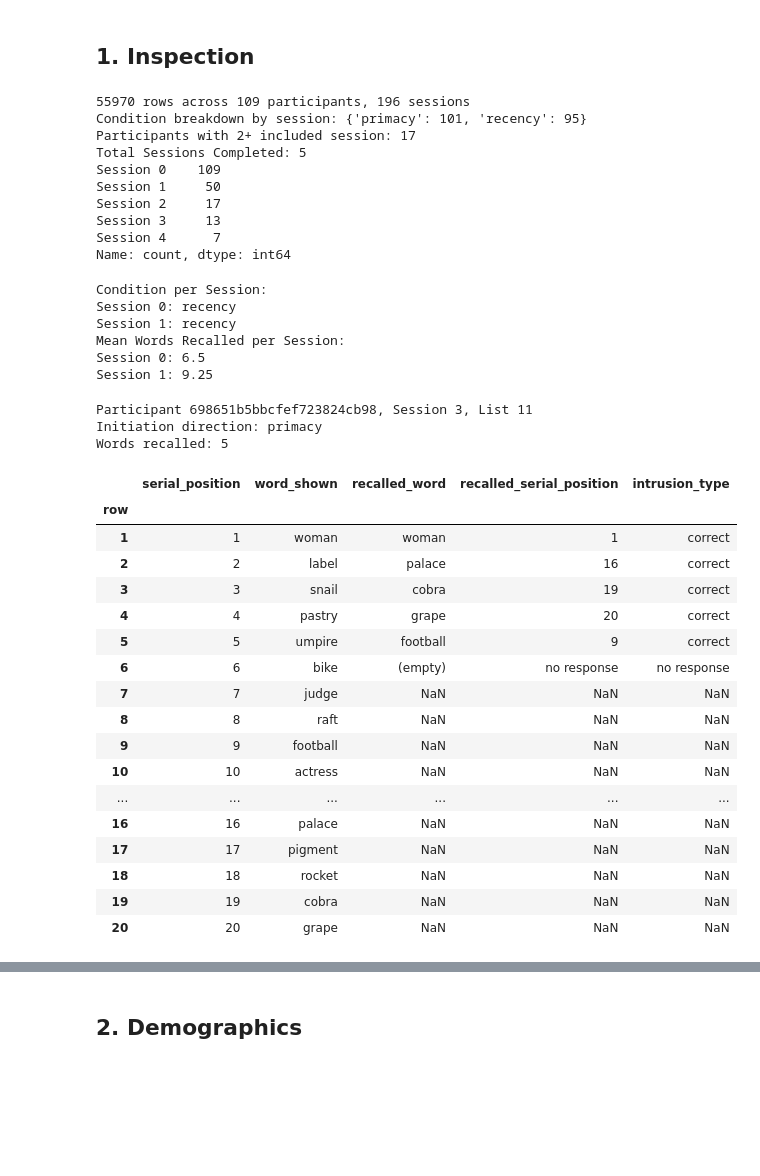
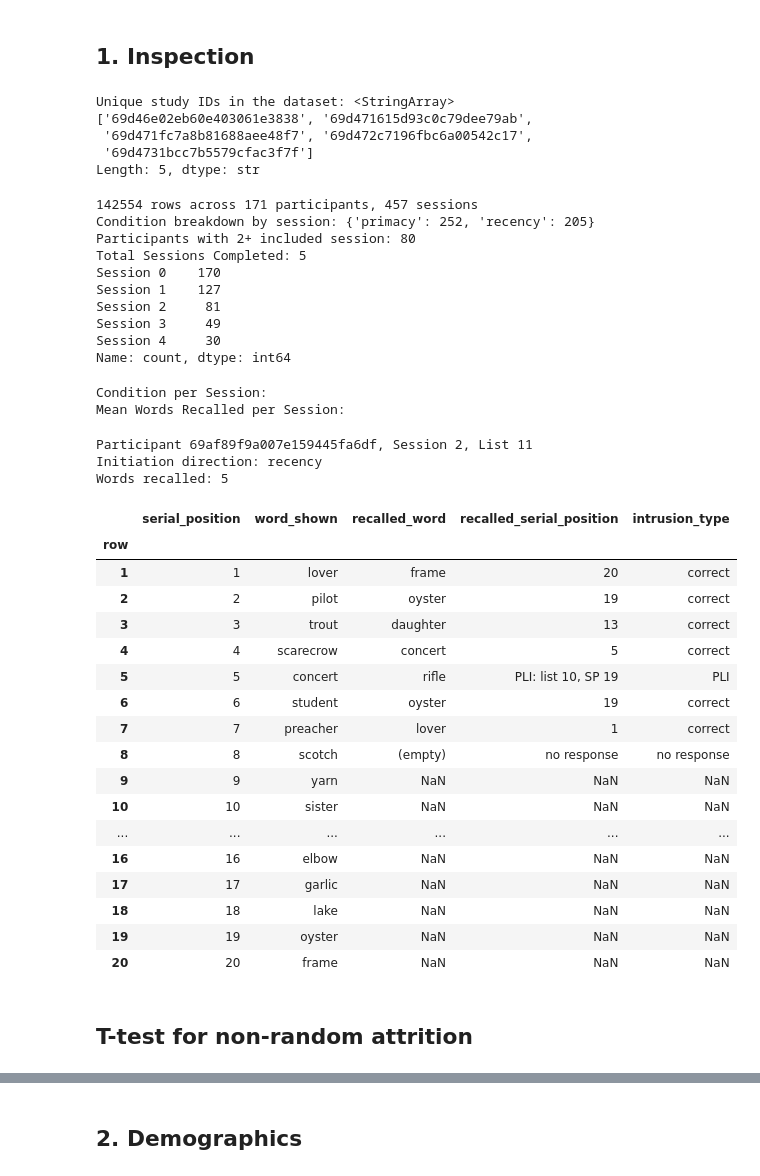
Before and after one commit to pennmem/RecallInitiation2026, a Jupyter notebook: analyses_prolific.ipynb, the cells around one changed output, grey strips where cells are left out. Cells and saved outputs as stored; diff of their text form; code cells hidden in the pictures; blank space fills up the shorter version.

```diff
--- a/analyses_prolific.ipynb
+++ b/analyses_prolific.ipynb
@@ -30,6 +32,6 @@ Loaded data/data_storage/dirfr_trials_20260513_103005.csv
 # %%
 # Manual Exclusion
-exclude_pid = ['5ece82a1ba09f524e15d973b']
+exclude_pid = ['5ece82a1ba09f524e15d973b', '602fd11faa844cd2d0fd5818', '69f0ef2a58d846e3bbe5a68f']
 print(f'Before exclusion: {len(raw)} rows')
 raw = raw[~raw['prolific_pid'].isin(exclude_pid)].copy()
 print(f'After exclusion: {len(raw)} rows')
@@ -102,5 +106,14 @@ Excluded sessions by quality criteria: 2
 # %% [markdown]
 ## 1. Inspection
+# %%
+study_ids = df['study_id'].unique()
+print(f"Unique study IDs in the dataset: {study_ids}")
+# %% [output]
+Unique study IDs in the dataset: <StringArray>
+['69d46e02eb60e403061e3838', '69d471615d93c0c79dee79ab',
+ '69d471fc7a8b81688aee48f7', '69d472c7196fbc6a00542c17',
+ '69d4731bcc7b5579cfac3f7f']
+Length: 5, dtype: str
 # %%
 # Metadata Inspection
 session_info = df[['prolific_pid', 'session', 'initiation_condition']].drop_duplicates(['prolific_pid', 'session'])
@@ -114,19 +127,19 @@ counts = session_info['session'].value_counts().sort_index()
 counts.index = [f"Session {i}" for i in counts.index]
 print(counts)
 # %% [output]
-55970 rows across 109 participants, 196 sessions
-Condition breakdown by session: {'primacy': 101, 'recency': 95}
-Participants with 2+ included session: 17
+142554 rows across 171 participants, 457 sessions
+Condition breakdown by session: {'primacy': 252, 'recency': 205}
+Participants with 2+ included session: 80
 Total Sessions Completed: 5
-Session 0    109
-Session 1     50
-Session 2     17
-Session 3     13
-Session 4      7
+Session 0    170
+Session 1    127
+Session 2     81
+Session 3     49
+Session 4     30
 Name: count, dtype: int64
 # %%
 # Per-Subject Inspection
-pid = '69ff7a564db9204d3b23cd31' # (replace with actual Prolific ID of interest)
+pid = '6a033ca78f693eb88b355743' # (replace with actual Prolific ID of interest)
 
 # 1) Number of sessions completed
 n_sessions = session_info[session_info['prolific_pid'] == pid]['session'].nunique()
@@ -141,50 +154,48 @@ for i in range(n_sessions):
 print(f"Mean Words Recalled per Session:")
 for i in range(n_sessions):
     data = df_before_quality[(df_before_quality['prolific_pid'] == pid) & (df_before_quality['session'] == i)]
-    mwr = analyses.mwr_sess(data)
-    print(f"Session {i}: {mwr}")
+    mean_words = mwr.mwr_sess(data)
+    print(f"Session {i}: {mean_words}")
 # %% [output]
 Condition per Session:
-Session 0: recency
-Session 1: recency
 Mean Words Recalled per Session:
-Session 0: 6.5
-Session 1: 9.25
 # %%
 # Per-List Inspection
-pid = '698651b5bbcfef723824cb98' # (replace with actual Prolific ID of interest)
-session = 3
+pid = '69af89f9a007e159445fa6df' # (replace with actual Prolific ID of interest)
+session = 2
 list_num = 11
 
 selected = df.query("prolific_pid == @pid and session == @session and list == @list_num")
 condition = selected['initiation_condition'].dropna().iloc[0]
 ll = int(selected['l_length'].dropna().iloc[0])
 recalls = selected[selected['type'] == 'REC_WORD']['serial_position']
 correct_unique = recalls[(recalls >= 1) & (recalls <= ll)].astype(int).nunique()
 
 print(f'Participant {pid}, Session {session}, List {list_num}')
 print(f'Initiation direction: {condition}')
 print(f'Words recalled: {correct_unique}')
 inspect_list_recall(df, pid, session, list_num)
 # %% [output]
-Participant 698651b5bbcfef723824cb98, Session 3, List 11
-Initiation direction: primacy
+Participant 69af89f9a007e159445fa6df, Session 2, List 11
+Initiation direction: recency
 Words recalled: 5
 |  | serial_position | word_shown | recalled_word | recalled_serial_position | intrusion_type |
 | row |  |  |  |  |  |
-| 1 | 1 | woman | woman | 1 | correct |
-| 2 | 2 | label | palace | 16 | correct |
-| 3 | 3 | snail | cobra | 19 | correct |
-| 4 | 4 | pastry | grape | 20 | correct |
-| 5 | 5 | umpire | football | 9 | correct |
-| 6 | 6 | bike | (empty) | no response | no response |
-| 7 | 7 | judge | NaN | NaN | NaN |
-| 8 | 8 | raft | NaN | NaN | NaN |
-| 9 | 9 | football | NaN | NaN | NaN |
-| 10 | 10 | actress | NaN | NaN | NaN |
+| 1 | 1 | lover | frame | 20 | correct |
+| 2 | 2 | pilot | oyster | 19 | correct |
+| 3 | 3 | trout | daughter | 13 | correct |
+| 4 | 4 | scarecrow | concert | 5 | correct |
+| 5 | 5 | concert | rifle | PLI: list 10, SP 19 | PLI |
+| 6 | 6 | student | oyster | 19 | correct |
+| 7 | 7 | preacher | lover | 1 | correct |
+| 8 | 8 | scotch | (empty) | no response | no response |
+| 9 | 9 | yarn | NaN | NaN | NaN |
+| 10 | 10 | sister | NaN | NaN | NaN |
 | ... | ... | ... | ... | ... | ... |
-| 16 | 16 | palace | NaN | NaN | NaN |
-| 17 | 17 | pigment | NaN | NaN | NaN |
-| 18 | 18 | rocket | NaN | NaN | NaN |
-| 19 | 19 | cobra | NaN | NaN | NaN |
-| 20 | 20 | grape | NaN | NaN | NaN |
+| 16 | 16 | elbow | NaN | NaN | NaN |
+| 17 | 17 | garlic | NaN | NaN | NaN |
+| 18 | 18 | lake | NaN | NaN | NaN |
+| 19 | 19 | oyster | NaN | NaN | NaN |
+| 20 | 20 | frame | NaN | NaN | NaN |
+# %% [markdown]
+## T-test for non-random attrition
```
Also changed, not shown: parts of 123 cells of this notebook, 6 other files.
